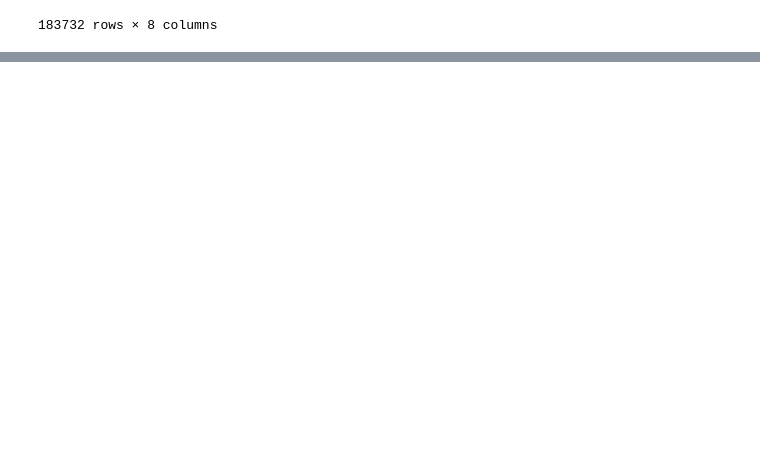
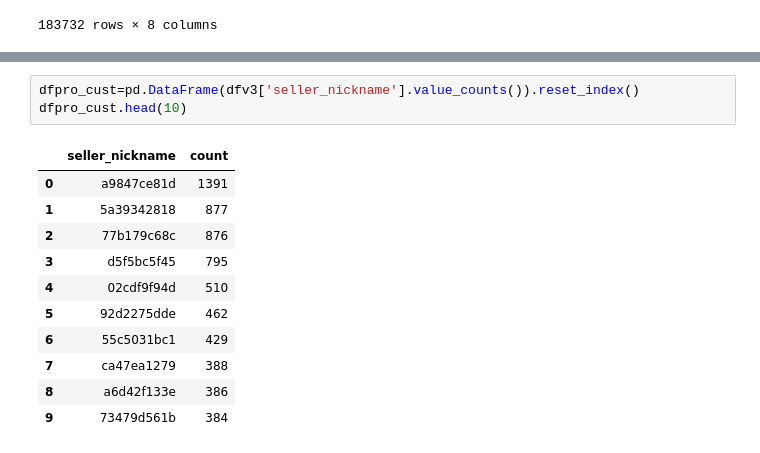
Before and after one commit to ingvamartinez/Clustering_MeLi, a Jupyter notebook: de.ipynb, the cells around one changed output, grey strips where cells are left out. Drawn from its saved outputs; the diff is of its cells as text; blank space fills up the shorter version.

```diff
--- a/de.ipynb
+++ b/de.ipynb
@@ -292,0 +304,15 @@ dfv3
+# %%
+dfpro_cust=pd.DataFrame(dfv3['seller_nickname'].value_counts()).reset_index()
+dfpro_cust.head(10)
+# %% [output]
+|  | seller_nickname | count |
+| 0 | a9847ce81d | 1391 |
+| 1 | 5a39342818 | 877 |
+| 2 | 77b179c68c | 876 |
+| 3 | d5f5bc5f45 | 795 |
+| 4 | 02cdf9f94d | 510 |
+| 5 | 92d2275dde | 462 |
+| 6 | 55c5031bc1 | 429 |
+| 7 | ca47ea1279 | 388 |
+| 8 | a6d42f133e | 386 |
+| 9 | 73479d561b | 384 |
```
Also changed, not shown: parts of 6 cells of this notebook.
